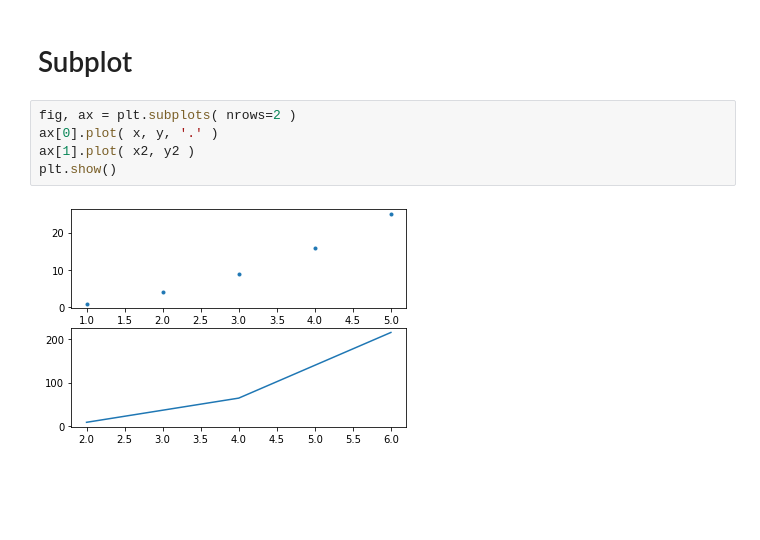
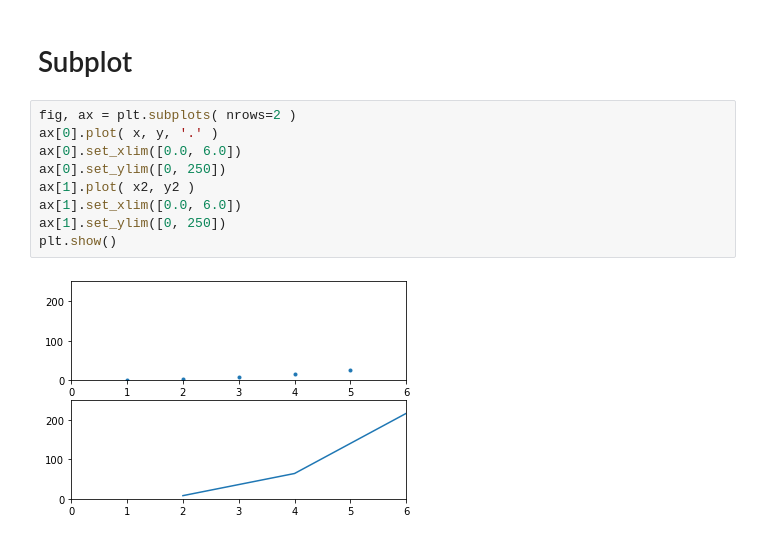
Before and after one commit to axu-bioinfo/qbb2020-answers, a Jupyter notebook: day1-lunch/lunch_exercise_1.ipynb, the cells around one changed output. Drawn from its saved outputs; the diff is of its cells as text; blank space fills up the shorter version.

```diff
--- a/day1-lunch/lunch_exercise_1.ipynb
+++ b/day1-lunch/lunch_exercise_1.ipynb
@@ -63,7 +63,11 @@ plt.show()
 # %%
 fig, ax = plt.subplots( nrows=2 )
 ax[0].plot( x, y, '.' )
+ax[0].set_xlim([0.0, 6.0])
+ax[0].set_ylim([0, 250])
 ax[1].plot( x2, y2 )
+ax[1].set_xlim([0.0, 6.0])
+ax[1].set_ylim([0, 250])
 plt.show()
 # %% [output]
-[figure, old version]
+[figure, new version]
```
